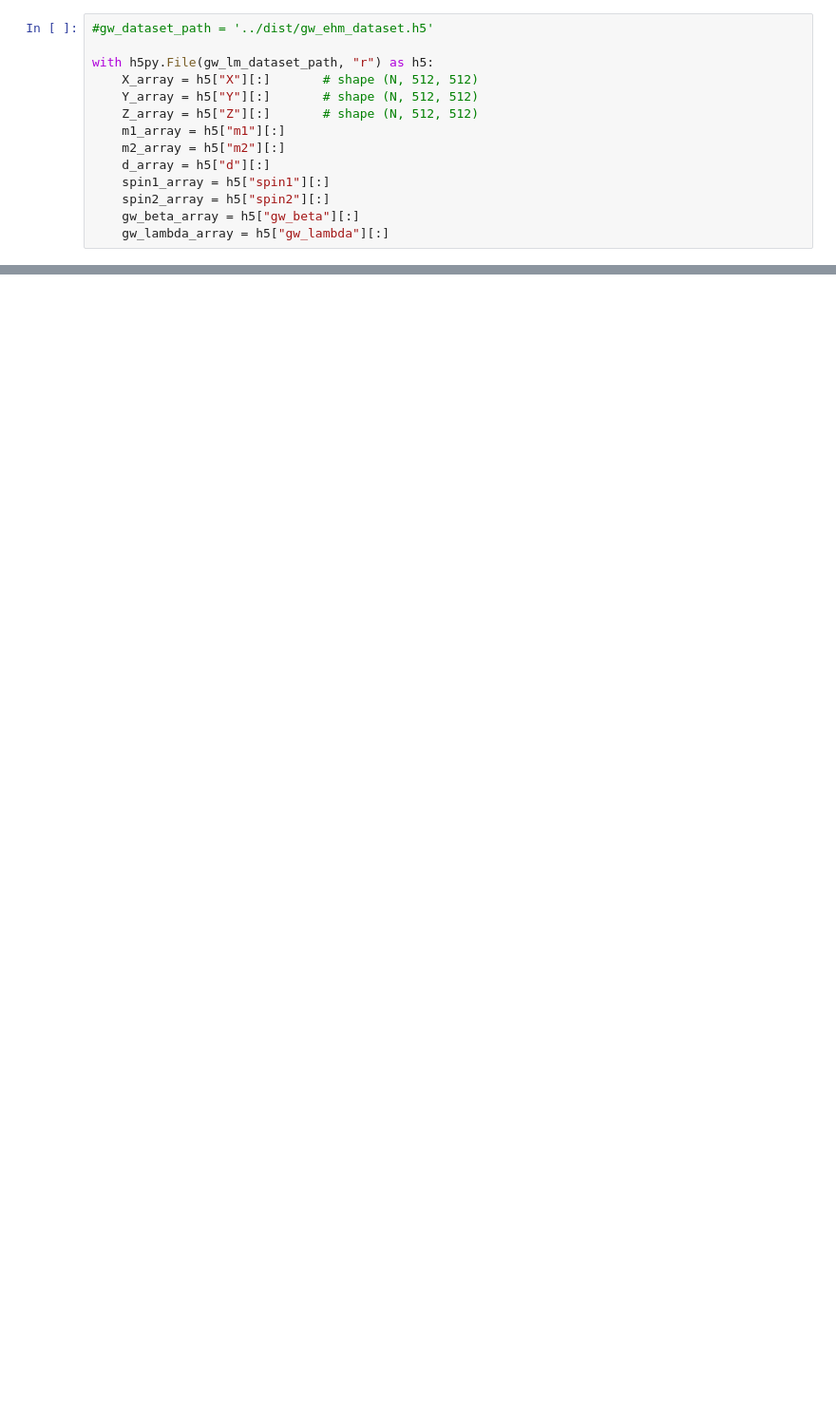
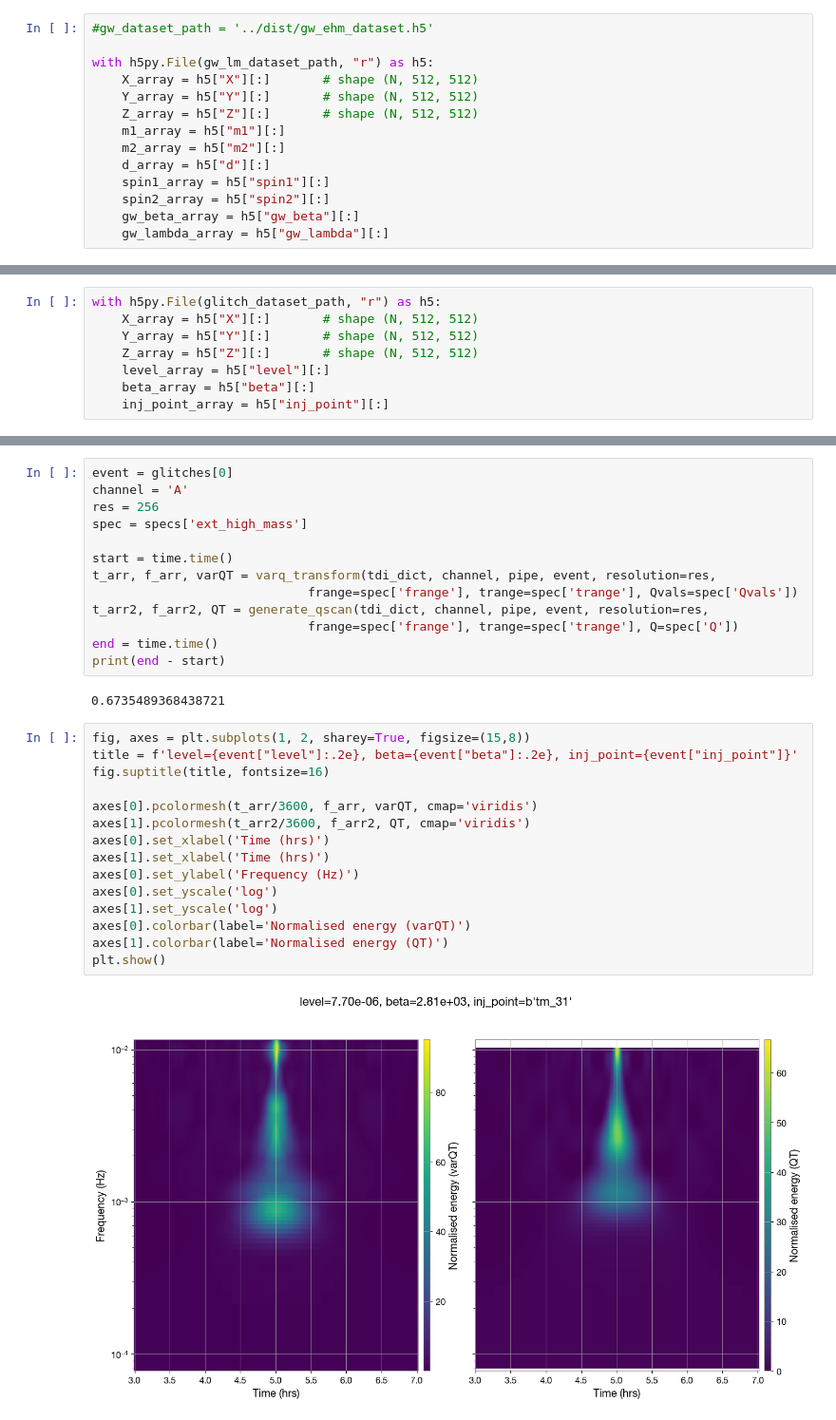
Before and after one commit to AryamannRao/LISAGlitchSignalClassifier, a Jupyter notebook: src/notebooks/dataset_viewer.ipynb, the cells around one changed output, grey strips where cells are left out. Shown at 95% size. Drawn from its saved outputs; the diff is of its cells as text; blank space fills up the shorter version.

```diff
--- a/src/notebooks/dataset_viewer.ipynb
+++ b/src/notebooks/dataset_viewer.ipynb
@@ -287,0 +126,8 @@ plt.show()
+# %%
+with h5py.File(glitch_dataset_path, "r") as h5:
+    X_array = h5["X"][:]       # shape (N, 512, 512)
+    Y_array = h5["Y"][:]       # shape (N, 512, 512)
+    Z_array = h5["Z"][:]       # shape (N, 512, 512)
+    level_array = h5["level"][:]
+    beta_array = h5["beta"][:]
+    inj_point_array = h5["inj_point"][:]
@@ -287,0 +157,32 @@ plt.show()
+# %%
+event = glitches[0]
+channel = 'A'
+res = 256
+spec = specs['ext_high_mass']
+
+start = time.time()
+t_arr, f_arr, varQT = varq_transform(tdi_dict, channel, pipe, event, resolution=res,
+                             frange=spec['frange'], trange=spec['trange'], Qvals=spec['Qvals'])
+t_arr2, f_arr2, QT = generate_qscan(tdi_dict, channel, pipe, event, resolution=res,
+                             frange=spec['frange'], trange=spec['trange'], Q=spec['Q'])
+end = time.time()
+print(end - start)
+# %% [output]
+0.6735489368438721
+# %%
+fig, axes = plt.subplots(1, 2, sharey=True, figsize=(15,8))
+title = f'level={event["level"]:.2e}, beta={event["beta"]:.2e}, inj_point={event["inj_point"]}'
+fig.suptitle(title, fontsize=16)
+
+axes[0].pcolormesh(t_arr/3600, f_arr, varQT, cmap='viridis')
+axes[1].pcolormesh(t_arr2/3600, f_arr2, QT, cmap='viridis')
+axes[0].set_xlabel('Time (hrs)')
+axes[1].set_xlabel('Time (hrs)')
+axes[0].set_ylabel('Frequency (Hz)')
+axes[0].set_yscale('log')
+axes[1].set_yscale('log')
+axes[0].colorbar(label='Normalised energy (varQT)')
+axes[1].colorbar(label='Normalised energy (QT)')
+plt.show()
+# %% [output]
+[figure, added]
```
Also changed, not shown: parts of 25 cells of this notebook, 6 other files.
